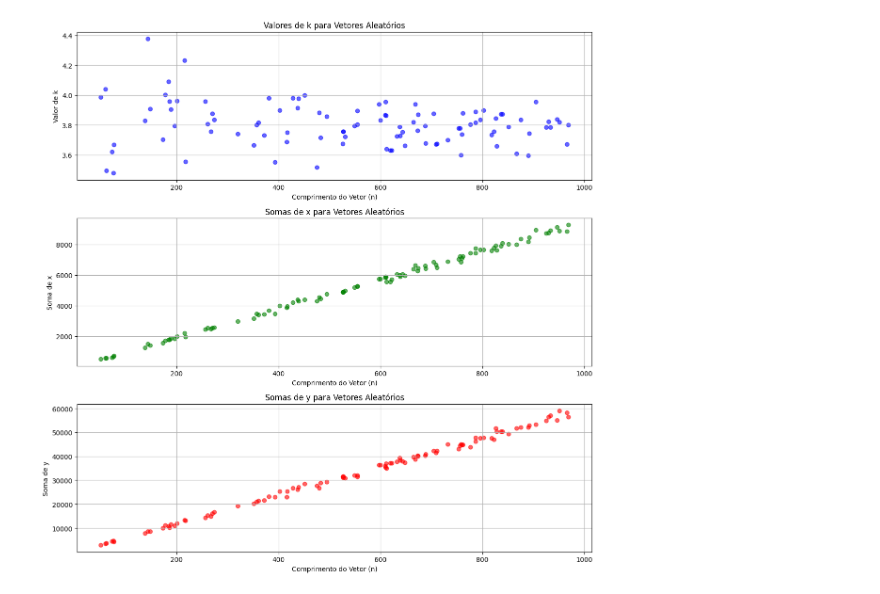
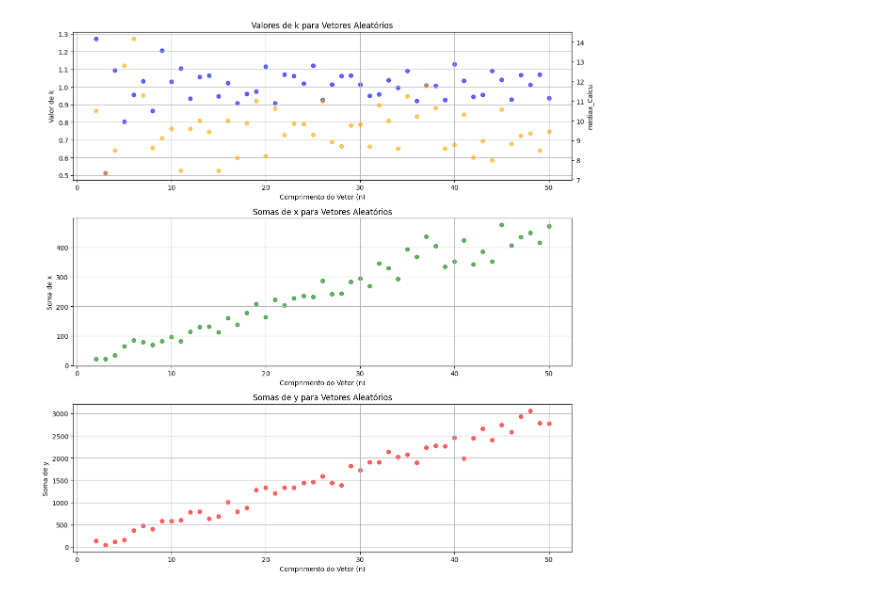
Before and after one commit to svfabi/Fabiano, a Jupyter notebook: Ajustado_Formula_Aproximaçãosomatorio.ipynb, the cells around one changed output. Cells and saved outputs as stored; diff of their text form; code cells hidden in the pictures.

Commit message:
#23-10-2024 Codigo atualizado para gerar numero de vetores para cada n individualmnete #antes estava aleatorio.

```diff
--- a/Ajustado_Formula_Aproximaçãosomatorio.ipynb
+++ b/Ajustado_Formula_Aproximaçãosomatorio.ipynb
@@ -4,74 +4,85 @@
 import numpy as np
 import matplotlib.pyplot as plt
 
-# codigo para encontrar  uma função que aproxime valores de sumxy de sumxsumy
-# gera vetores de tamanhos e valores aleatorios e verica o valor de K
-# k proximos de 1 a função é a melhor para representar a aproximação
+# código para encontrar uma função que aproxime valores de sumxy de sumxsumy
+# gera vetores de tamanhos e valores aleatórios e verifica o valor de K
+# k próximos de 1 a função é a melhor para representar a aproximação
 # da função para todos os valores de comprimento de vetor e seus valores xi e yi
 # Versão Corrigida para calcular o Erro Corretamente
-# Antes a formula era k = (sum_x*sum_y) / (sum_xy +  sum_y * (n - 1)))
+# Antes a fórmula era k = (sum_x*sum_y) / (sum_xy +  sum_y * (n - 1)))
+#23-10-2024 Codigo atualizado para gerar numero de vetores para cada n individualmnete
+#antes estava aleatorio.
 
 def calcular_k(x, y):
     n = len(x)
-    mediax = 5
+    mediax = 9.8
     mediax_Calcu = np.sum(x)/n
     sum_x = np.sum(x)
     sum_y = np.sum(y)
     sum_xy = np.sum(x * y)
 
-    # Corrected the formula for k: multiplying sum_xy by (n-1)
-    #para tentar melhor esta aproximação tenho de ver a formula geral
-    k = (sum_xy) / (mediax *(n* sum_y -  sum_y * (n - 1)))
+    # Corrigida a fórmula para k: multiplicando sum_xy por (n-1)
+    # para tentar melhor esta aproximação tenho de ver a fórmula geral
+    k = (sum_xy) / (mediax_Calcu *(n* sum_y -  sum_y * (n - 1)))
 
-    return k, sum_x, sum_y
+    return k, sum_x, sum_y, mediax_Calcu
 
 # Gerar vetores aleatórios e calcular k
-n_vetores = 100 #numero maximo de vetores gerados aleatoriamente
-n_Len_Vetor = 1000 #comprimento maximo do vetor gerado aleatoriamente
-n_Len_Vetor_Inicial = 50 #comprimento maximo do vetor gerado aleatoriamente
-n_Valoresx = 20 # Valor maximo dos valores de xi e yi
-n_Valoresy = 120 # Valor maximo dos valores de xi e yi
-comprimentos = np.random.randint(n_Len_Vetor_Inicial, n_Len_Vetor, n_vetores)
+n_vetores = 1 # número de vetores gerados para cada comprimento de vetor
+n_Len_Vetor = 50 # comprimento máximo do vetor gerado aleatoriamente
+n_Len_Vetor_Inicial = 2 # comprimento inicial do vetor gerado aleatoriamente
+n_Valoresx = 20 # Valor máximo dos valores de xi e yi
+n_Valoresy = 120 # Valor máximo dos valores de xi e yi
+comprimentos = np.arange(n_Len_Vetor_Inicial, n_Len_Vetor + 1)
 ks = []
 somas_x = []
 somas_y = []
+mediax_Calcus = []
 
 for n in comprimentos:
-    x = np.random.randint(0, n_Valoresx, n)
-    y = np.random.randint(0, n_Valoresy, n)
-    k, sum_x, sum_y = calcular_k(x, y)
-    ks.append(k)
-    somas_x.append(sum_x)
-    somas_y.append(sum_y)
+    for _ in range(n_vetores):
+        x = np.random.randint(0, n_Valoresx, n)
+        y = np.random.randint(0, n_Valoresy, n)
+        k, sum_x, sum_y, mediax_Calcu = calcular_k(x, y)
+        ks.append(k)
+        somas_x.append(sum_x)
+        somas_y.append(sum_y)
+        mediax_Calcus.append(mediax_Calcu)
 
 # Plotar os resultados
 plt.figure(figsize=(12, 12))
 
 # Gráfico de k
 plt.subplot(3, 1, 1)
-plt.scatter(comprimentos, ks, color='blue', alpha=0.6)
+plt.scatter(comprimentos.repeat(n_vetores), ks, color='blue', alpha=0.6)
 plt.xlabel('Comprimento do Vetor (n)')
 plt.ylabel('Valor de k')
 plt.title('Valores de k para Vetores Aleatórios')
 plt.grid(True)
 
+# Adicionar escala do lado direito para mediax_Calcu
+ax1 = plt.gca()
+ax2 = ax1.twinx()
+ax2.set_ylabel('mediax_Calcu')
+ax2.scatter(comprimentos.repeat(n_vetores), mediax_Calcus, color='orange', alpha=0.6)
+
 # Gráfico de somas_x
 plt.subplot(3, 1, 2)
-plt.scatter(comprimentos, somas_x, color='green', alpha=0.6)
+plt.scatter(comprimentos.repeat(n_vetores), somas_x, color='green', alpha=0.6)
 plt.xlabel('Comprimento do Vetor (n)')
 plt.ylabel('Soma de x')
 plt.title('Somas de x para Vetores Aleatórios')
 plt.grid(True)
 
 # Gráfico de somas_y
 plt.subplot(3, 1, 3)
-plt.scatter(comprimentos, somas_y, color='red', alpha=0.6)
+plt.scatter(comprimentos.repeat(n_vetores), somas_y, color='red', alpha=0.6)
 plt.xlabel('Comprimento do Vetor (n)')
 plt.ylabel('Soma de y')
 plt.title('Somas de y para Vetores Aleatórios')
 plt.grid(True)
 
 plt.tight_layout()
 plt.show()
 # %% [output]
-[figure, old version]
+[figure, new version]
```
